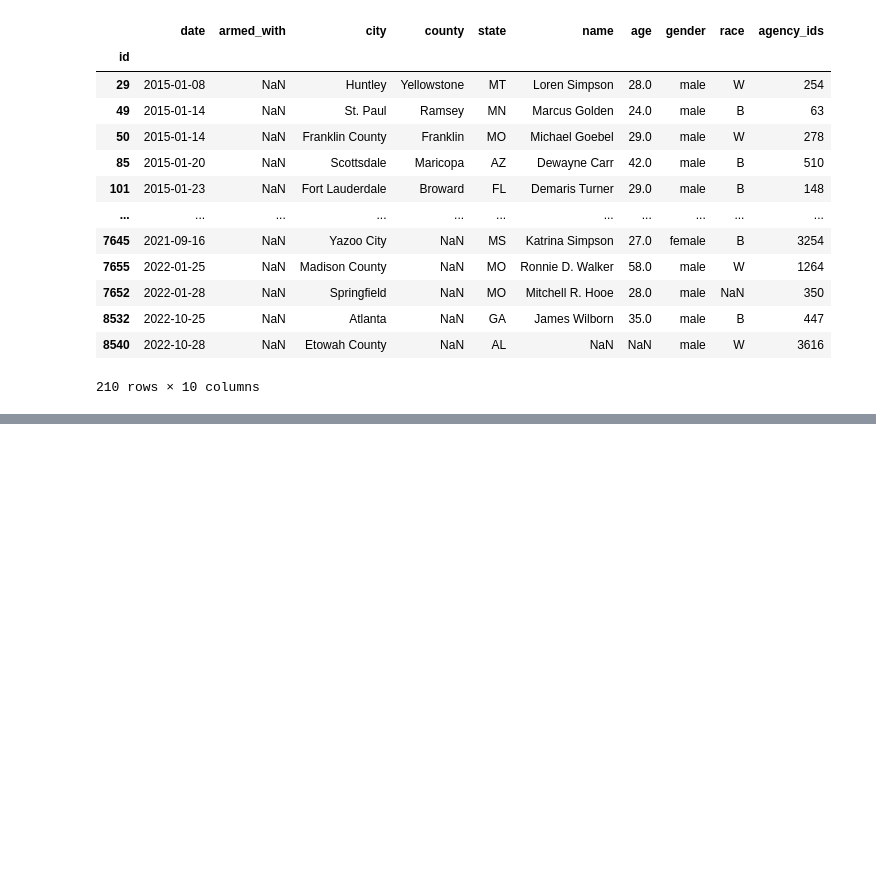
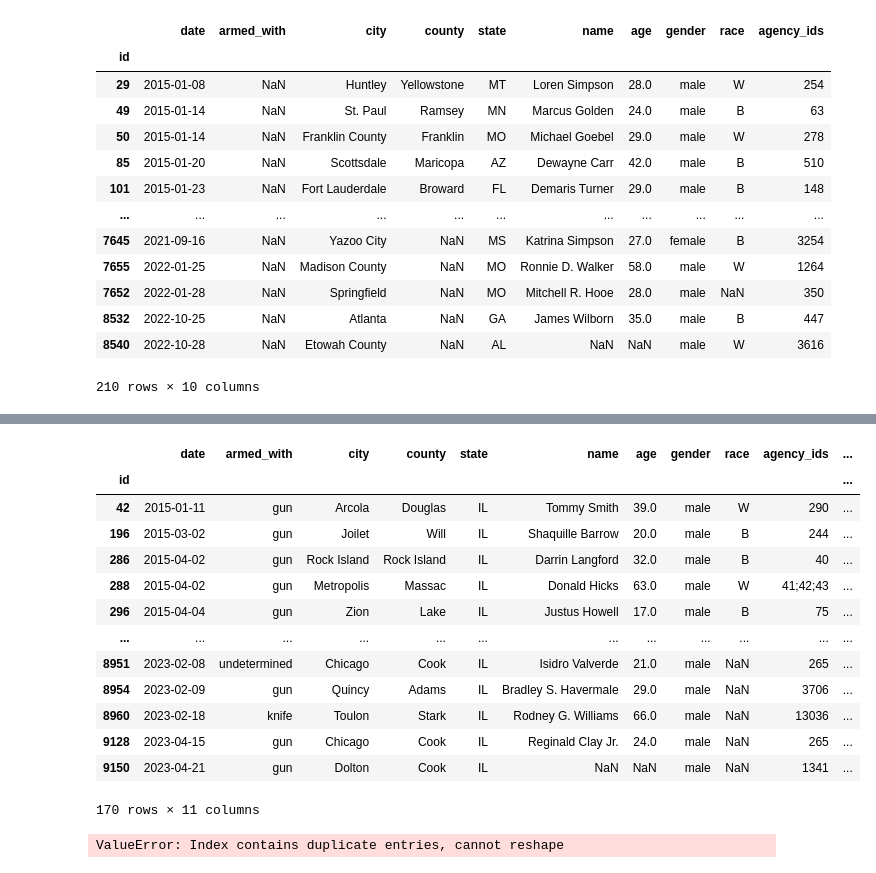
Before and after one commit to esantema/data-police-shootings, a Jupyter notebook: v2/Fatal_Shootings_Final.ipynb, the cells around one changed output, grey strips where cells are left out. Cells and saved outputs as stored; diff of their text form; code cells hidden in the pictures; blank space fills up the shorter version.

```diff
--- a/v2/Fatal_Shootings_Final.ipynb
+++ b/v2/Fatal_Shootings_Final.ipynb
@@ -250,0 +311,22 @@ TypeError: Could not convert 2015-01-08 to numeric
+# %%
+il_shootings_year = shootings_df.loc[shootings_df['state'] == 'IL']
+il_shootings_year
+# %% [output]
+|  | date | armed_with | city | county | state | name | age | gender | race | agency_ids | ... |
+| id |  |  |  |  |  |  |  |  |  |  | ... |
+| 42 | 2015-01-11 | gun | Arcola | Douglas | IL | Tommy Smith | 39.0 | male | W | 290 | ... |
+| 196 | 2015-03-02 | gun | Joilet | Will | IL | Shaquille Barrow | 20.0 | male | B | 244 | ... |
+| 286 | 2015-04-02 | gun | Rock Island | Rock Island | IL | Darrin Langford | 32.0 | male | B | 40 | ... |
+| 288 | 2015-04-02 | gun | Metropolis | Massac | IL | Donald Hicks | 63.0 | male | W | 41;42;43 | ... |
+| 296 | 2015-04-04 | gun | Zion | Lake | IL | Justus Howell | 17.0 | male | B | 75 | ... |
+| ... | ... | ... | ... | ... | ... | ... | ... | ... | ... | ... | ... |
+| 8951 | 2023-02-08 | undetermined | Chicago | Cook | IL | Isidro Valverde | 21.0 | male | NaN | 265 | ... |
+| 8954 | 2023-02-09 | gun | Quincy | Adams | IL | Bradley S. Havermale | 29.0 | male | NaN | 3706 | ... |
+| 8960 | 2023-02-18 | knife | Toulon | Stark | IL | Rodney G. Williams | 66.0 | male | NaN | 13036 | ... |
+| 9128 | 2023-04-15 | gun | Chicago | Cook | IL | Reginald Clay Jr. | 24.0 | male | NaN | 265 | ... |
+| 9150 | 2023-04-21 | gun | Dolton | Cook | IL | NaN | NaN | male | NaN | 1341 | ... |
+170 rows × 11 columns
+# %%
+mn_shootings_year.pivot(index="year", columns="city")
+# %% [output]
+ValueError: Index contains duplicate entries, cannot reshape
```
Also changed, not shown: parts of 8 cells of this notebook.
